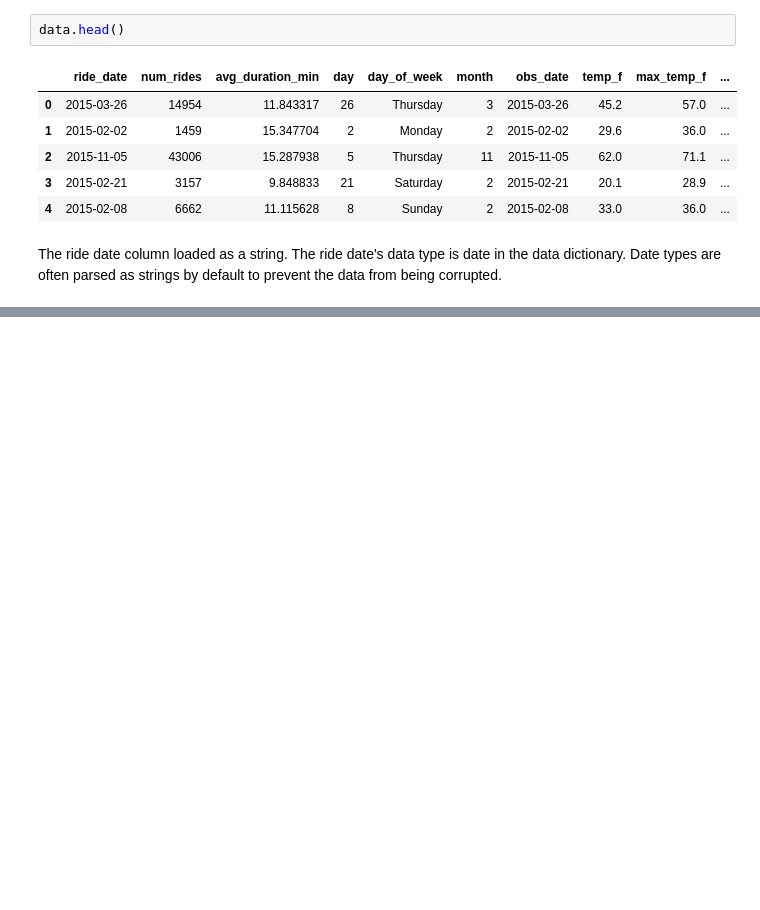
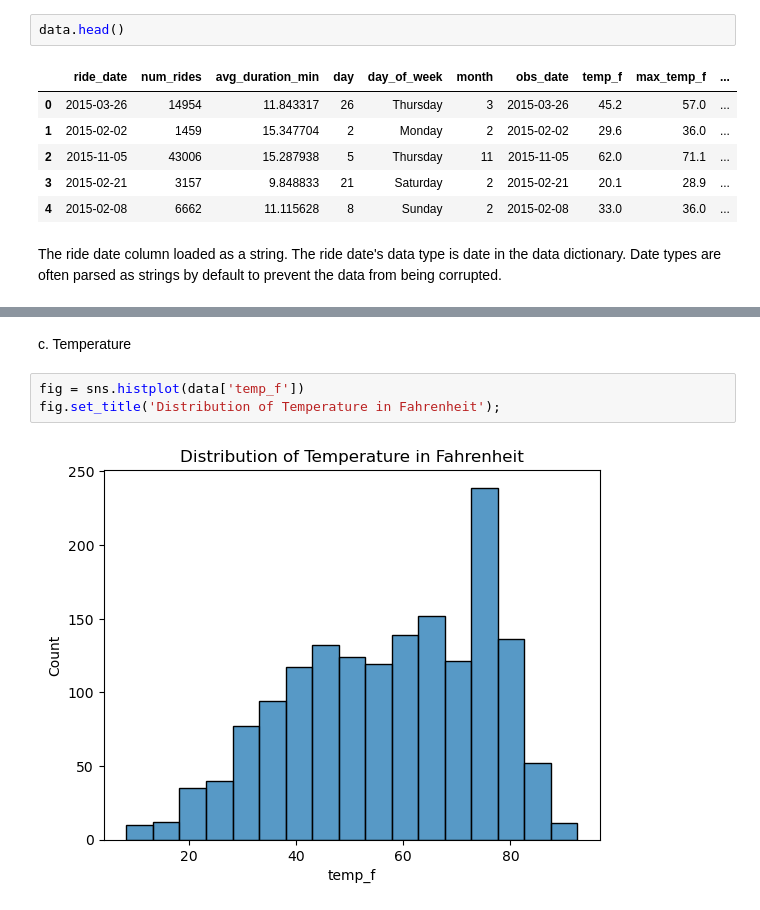
Before and after one commit to oluochl/-citibike-ridership-model-, a Jupyter notebook: Code/eda.ipynb, the cells around one changed output, grey strips where cells are left out. Drawn from its saved outputs; the diff is of its cells as text; blank space fills up the shorter version.

```diff
--- a/Code/eda.ipynb
+++ b/Code/eda.ipynb
@@ -44,0 +84,7 @@ The ride date column loaded as a string. The ride date's data type is date in th
+# %% [markdown]
+c. Temperature
+# %%
+fig = sns.histplot(data['temp_f'])
+fig.set_title('Distribution of Temperature in Fahrenheit');
+# %% [output]
+[figure, added]
```
Also changed, not shown: parts of 21 cells of this notebook.
